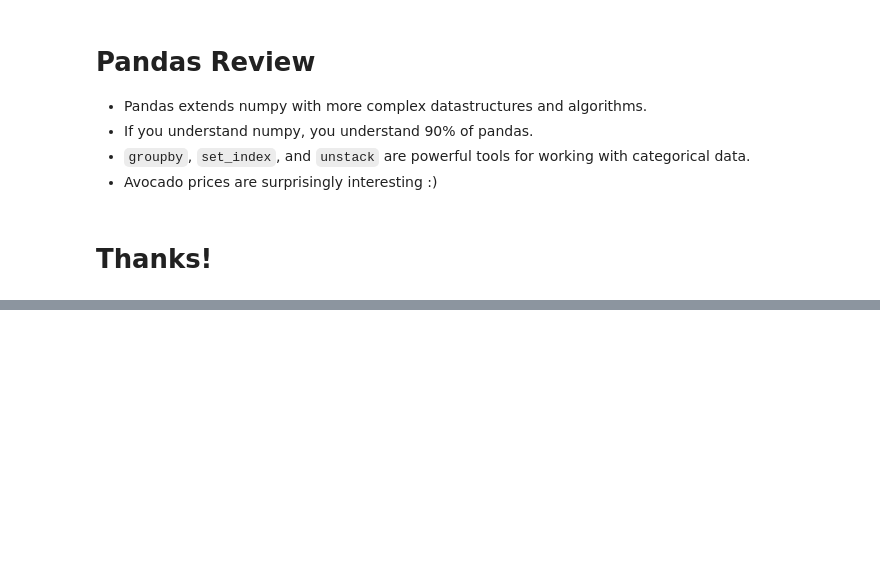
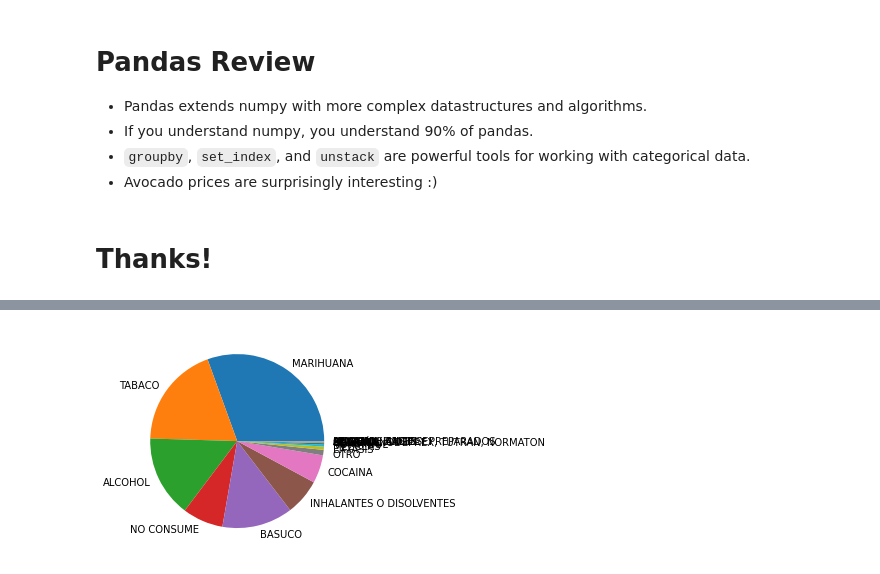
Before and after one commit to Rguarnizo/AlgorithmsUN2021I, a Jupyter notebook: Lab2/rguarnizoscottsanderson.ipynb, the cells around one changed output, grey strips where cells are left out. Saved outputs shown, nothing was run; the diff lists cells and outputs as text; code cells hidden in the pictures; blank space fills up the shorter version.

```diff
--- a/Lab2/rguarnizoscottsanderson.ipynb
+++ b/Lab2/rguarnizoscottsanderson.ipynb
@@ -1011,0 +1081,2 @@ ax.set_xticklabels(ax.get_xticklabels(), rotation=45);
+# %%
+dataset =pd.read_csv('https://datosabiertos.bogota.gov.co/dataset/e05fbf59-ff4b-4a13-8ec1-89c3772884bb/resource/c8dd7a9f-d588-48f4-b580-a2f3b15461b9/download/20201018-p3-sustancia-spa-consumo-2019-2020.csv',encoding='latin-1',sep=';');
@@ -1011,0 +1089,8 @@ ax.set_xticklabels(ax.get_xticklabels(), rotation=45);
+# %%
+filter2020 = dataset['A\x84O'] == 2020
+filter2019 = dataset['A\x84O'] == 2019
+# %%
+drugs_consume_2019 = dataset[filter2019]
+drugs_consume_2020 = dataset[filter2020]
+drugs_consume_2019 = drugs_consume_2019.fillna(0);
+drugs_consume_2020 = drugs_consume_2020.fillna(0);
@@ -1011,0 +1118,4 @@ ax.set_xticklabels(ax.get_xticklabels(), rotation=45);
+# %%
+plt.pie(drugs_consume_2020['HOMBRE'],labels=drugs_consume_2020['NOMBRE_SPA']);
+# %% [output]
+[figure, added]
```
Also changed, not shown: parts of 16 cells of this notebook, 1 other file.
